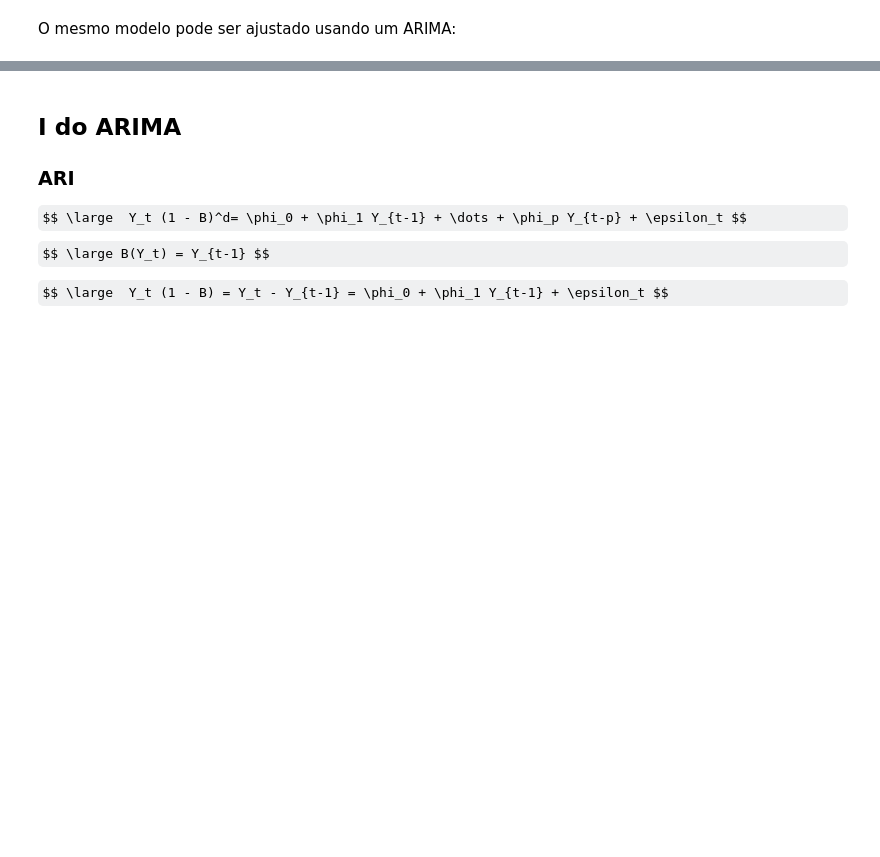
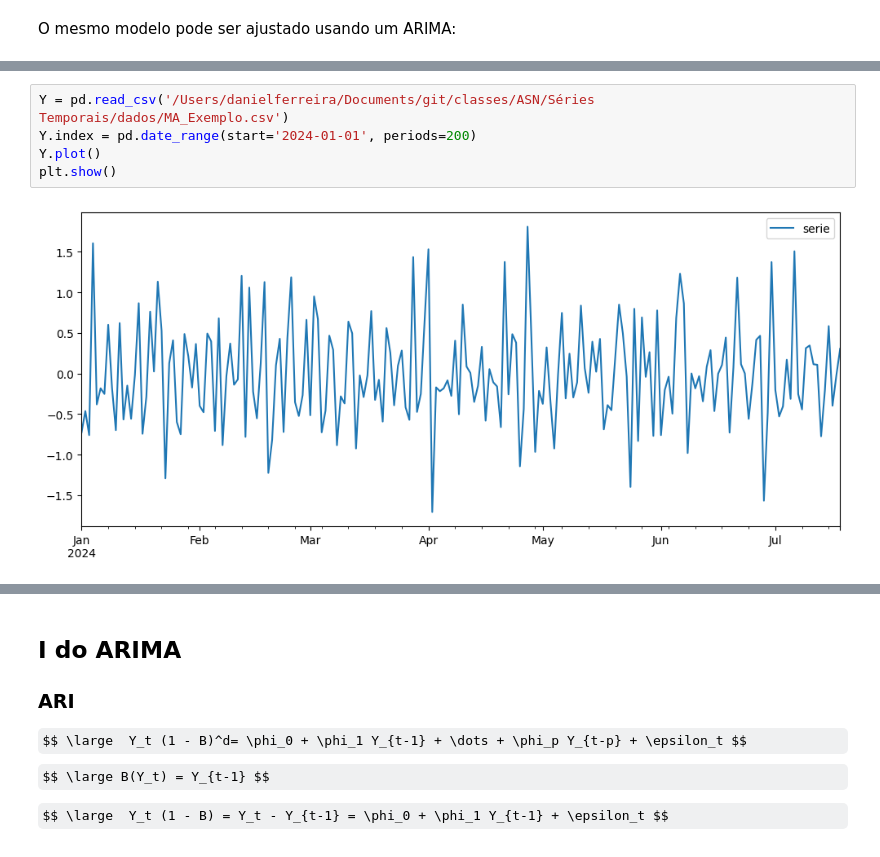
Before and after one commit to danielrferreira/classes, a Jupyter notebook: ASN/Séries Temporais/preparacao/Aula 5.ipynb, the cells around one changed output, grey strips where cells are left out. Drawn from its saved outputs; the diff is of its cells as text; some formulas as TeX source; blank space fills up the shorter version.

```diff
--- a/ASN/Séries Temporais/preparacao/Aula 5.ipynb
+++ b/ASN/Séries Temporais/preparacao/Aula 5.ipynb
@@ -181,0 +212,7 @@ Warnings:
+# %%
+Y = pd.read_csv('/Users/danielferreira/Documents/git/classes/ASN/Séries Temporais/dados/MA_Exemplo.csv')
+Y.index = pd.date_range(start='2024-01-01', periods=200)
+Y.plot()
+plt.show()
+# %% [output]
+[figure, added]
```
Also changed, not shown: parts of 16 cells of this notebook, 3 other files.
